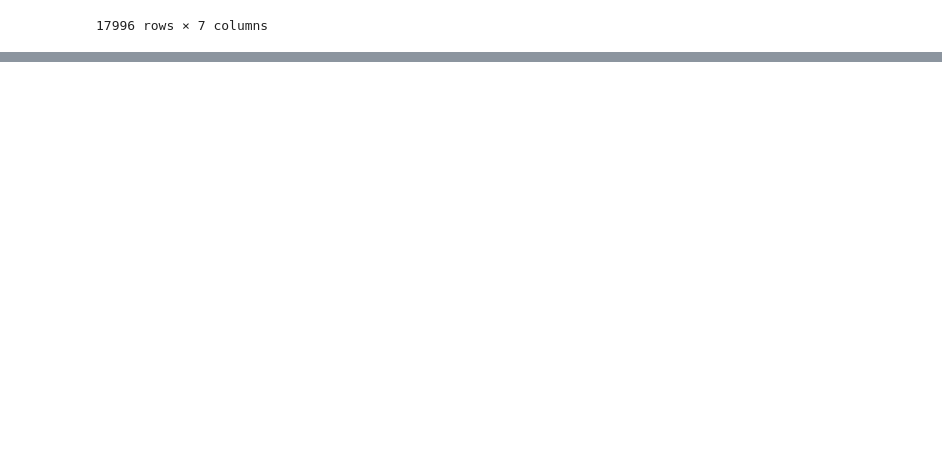
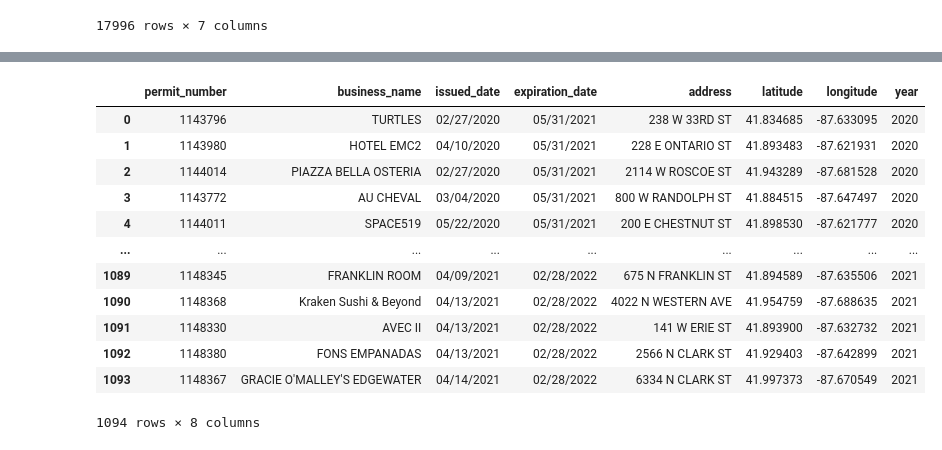
Before and after one commit to williamwall96/Chicago_sidewalk_permits, a Jupyter notebook: data_cleanup/data.ipynb, the cells around one changed output, grey strips where cells are left out. Drawn from its saved outputs; the diff is of its cells as text; code cells hidden in the pictures; blank space fills up the shorter version.

```diff
--- a/data_cleanup/data.ipynb
+++ b/data_cleanup/data.ipynb
@@ -136,0 +182,3 @@ select * from past_permits as p;
+# %%
+current_permits_years = import_current_permits_df.groupby(["issued_date", "permit_number"])["issued_date"].agg("count").to_frame("issued_date_counts").reset_index()
+pd.to_datetime(current_permits_years["issued_date"]).dt.year
@@ -136,0 +219,17 @@ select * from past_permits as p;
+# %%
+Import_current_permits_df = pd.merge(import_current_permits_df, current_permits_years, on='permit_number', how="inner")
+Import_current_permits_df
+# %% [output]
+|  | permit_number | business_name | issued_date | expiration_date | address | latitude | longitude | year |
+| 0 | 1143796 | TURTLES | 02/27/2020 | 05/31/2021 | 238 W 33RD ST | 41.834685 | -87.633095 | 2020 |
+| 1 | 1143980 | HOTEL EMC2 | 04/10/2020 | 05/31/2021 | 228 E ONTARIO ST | 41.893483 | -87.621931 | 2020 |
+| 2 | 1144014 | PIAZZA BELLA OSTERIA | 02/27/2020 | 05/31/2021 | 2114 W ROSCOE ST | 41.943289 | -87.681528 | 2020 |
+| 3 | 1143772 | AU CHEVAL | 03/04/2020 | 05/31/2021 | 800 W RANDOLPH ST | 41.884515 | -87.647497 | 2020 |
+| 4 | 1144011 | SPACE519 | 05/22/2020 | 05/31/2021 | 200 E CHESTNUT ST | 41.898530 | -87.621777 | 2020 |
+| ... | ... | ... | ... | ... | ... | ... | ... | ... |
+| 1089 | 1148345 | FRANKLIN ROOM | 04/09/2021 | 02/28/2022 | 675 N FRANKLIN ST | 41.894589 | -87.635506 | 2021 |
+| 1090 | 1148368 | Kraken Sushi & Beyond | 04/13/2021 | 02/28/2022 | 4022 N WESTERN AVE | 41.954759 | -87.688635 | 2021 |
+| 1091 | 1148330 | AVEC II | 04/13/2021 | 02/28/2022 | 141 W ERIE ST | 41.893900 | -87.632732 | 2021 |
+| 1092 | 1148380 | FONS EMPANADAS | 04/13/2021 | 02/28/2022 | 2566 N CLARK ST | 41.929403 | -87.642899 | 2021 |
+| 1093 | 1148367 | GRACIE O'MALLEY'S EDGEWATER | 04/14/2021 | 02/28/2022 | 6334 N CLARK ST | 41.997373 | -87.670549 | 2021 |
+1094 rows × 8 columns
```
Also changed, not shown: parts of 22 cells of this notebook, 6 other files.
